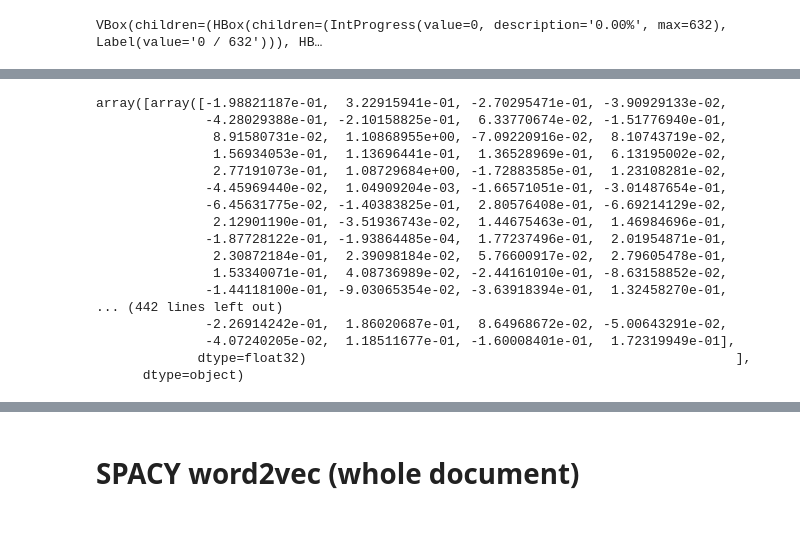
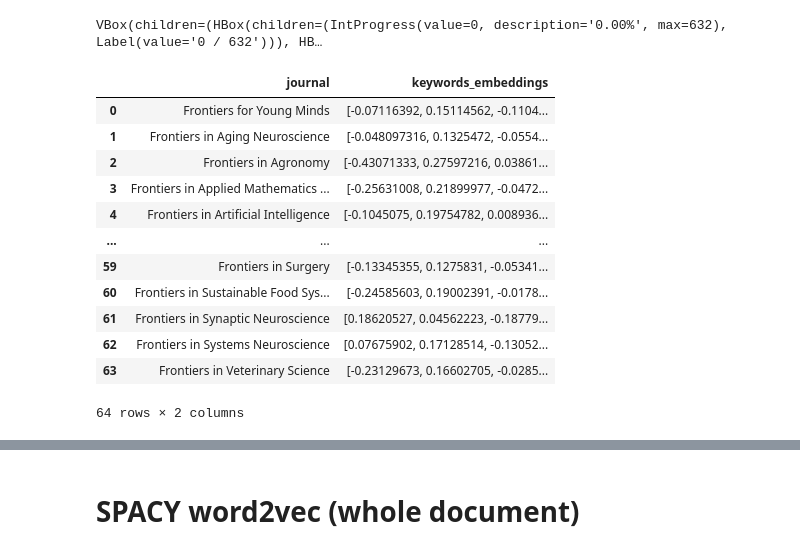
Before and after one commit to opertifelipe/frontiers, a Jupyter notebook: notebooks/Untitled.ipynb, the cells around one changed output, grey strips where cells are left out. Drawn from its saved outputs; the diff is of its cells as text; code cells hidden in the pictures; blank space fills up the shorter version.

```diff
--- a/notebooks/Untitled.ipynb
+++ b/notebooks/Untitled.ipynb
@@ -276,31 +276,28 @@ df["keywords_embeddings"] = df["keywords"].parallel_apply(get_embeddings_keyword
 INFO: Pandarallel will run on 4 workers.
 INFO: Pandarallel will use Memory file system to transfer data between the main process and workers.
 VBox(children=(HBox(children=(IntProgress(value=0, description='0.00%', max=632), Label(value='0 / 632'))), HB…
+# %%
+journal_embeddings = df.groupby(["journal"])["keywords_embeddings"].mean().to_frame().reset_index()
+journal_embeddings
+# %% [output]
+|  | journal | keywords_embeddings |
+| 0 | Frontiers for Young Minds | [-0.07116392, 0.15114562, -0.1104... |
+| 1 | Frontiers in Aging Neuroscience | [-0.048097316, 0.1325472, -0.0554... |
+| 2 | Frontiers in Agronomy | [-0.43071333, 0.27597216, 0.03861... |
+| 3 | Frontiers in Applied Mathematics ... | [-0.25631008, 0.21899977, -0.0472... |
+| 4 | Frontiers in Artificial Intelligence | [-0.1045075, 0.19754782, 0.008936... |
+| ... | ... | ... |
+| 59 | Frontiers in Surgery | [-0.13345355, 0.1275831, -0.05341... |
+| 60 | Frontiers in Sustainable Food Sys... | [-0.24585603, 0.19002391, -0.0178... |
+| 61 | Frontiers in Synaptic Neuroscience | [0.18620527, 0.04562223, -0.18779... |
+| 62 | Frontiers in Systems Neuroscience | [0.07675902, 0.17128514, -0.13052... |
+| 63 | Frontiers in Veterinary Science | [-0.23129673, 0.16602705, -0.0285... |
+64 rows × 2 columns
 # %%
 df.head(2)
 # %% [output]
 |  | id | text | journal | keywords | keywords_len | preprocessed_text | keywords_embeddings |
 | 0 | 465950 | \n Sleep Characteristics and Infl... | Frontiers in Medicine | [inflammatory bowel disease, arth... | 5 | sleep characteristics influencing... | [-0.19882119, 0.32291594, -0.2702... |
 | 1 | 483526 | A Hybrid Approach for Modeling Ty... | Frontiers in Genetics | [type 2 diabetes mellitus, machin... | 6 | hybrid approach modeling type dia... | [-0.17922127, 0.32079363, -0.0976... |
-# %%
-df["keywords_embeddings"].val
-# %% [output]
-array([array([-1.98821187e-01,  3.22915941e-01, -2.70295471e-01, -3.90929133e-02,
-              -4.28029388e-01, -2.10158825e-01,  6.33770674e-02, -1.51776940e-01,
-               8.91580731e-02,  1.10868955e+00, -7.09220916e-02,  8.10743719e-02,
-               1.56934053e-01,  1.13696441e-01,  1.36528969e-01,  6.13195002e-02,
-               2.77191073e-01,  1.08729684e+00, -1.72883585e-01,  1.23108281e-02,
-              -4.45969440e-02,  1.04909204e-03, -1.66571051e-01, -3.01487654e-01,
-              -6.45631775e-02, -1.40383825e-01,  2.80576408e-01, -6.69214129e-02,
-               2.12901190e-01, -3.51936743e-02,  1.44675463e-01,  1.46984696e-01,
-              -1.87728122e-01, -1.93864485e-04,  1.77237496e-01,  2.01954871e-01,
-               2.30872184e-01,  2.39098184e-02,  5.76600917e-02,  2.79605478e-01,
-               1.53340071e-01,  4.08736989e-02, -2.44161010e-01, -8.63158852e-02,
-              -1.44118100e-01, -9.03065354e-02, -3.63918394e-01,  1.32458270e-01,
-... (442 lines left out)
-              -2.26914242e-01,  1.86020687e-01,  8.64968672e-02, -5.00643291e-02,
-              -4.07240205e-02,  1.18511677e-01, -1.60008401e-01,  1.72319949e-01],
-             dtype=float32)                                                       ],
-      dtype=object)
 # %%
 from sklearn.metrics.pairwise import cosine_similarity
```
Also changed, not shown: parts of 6 cells of this notebook.
